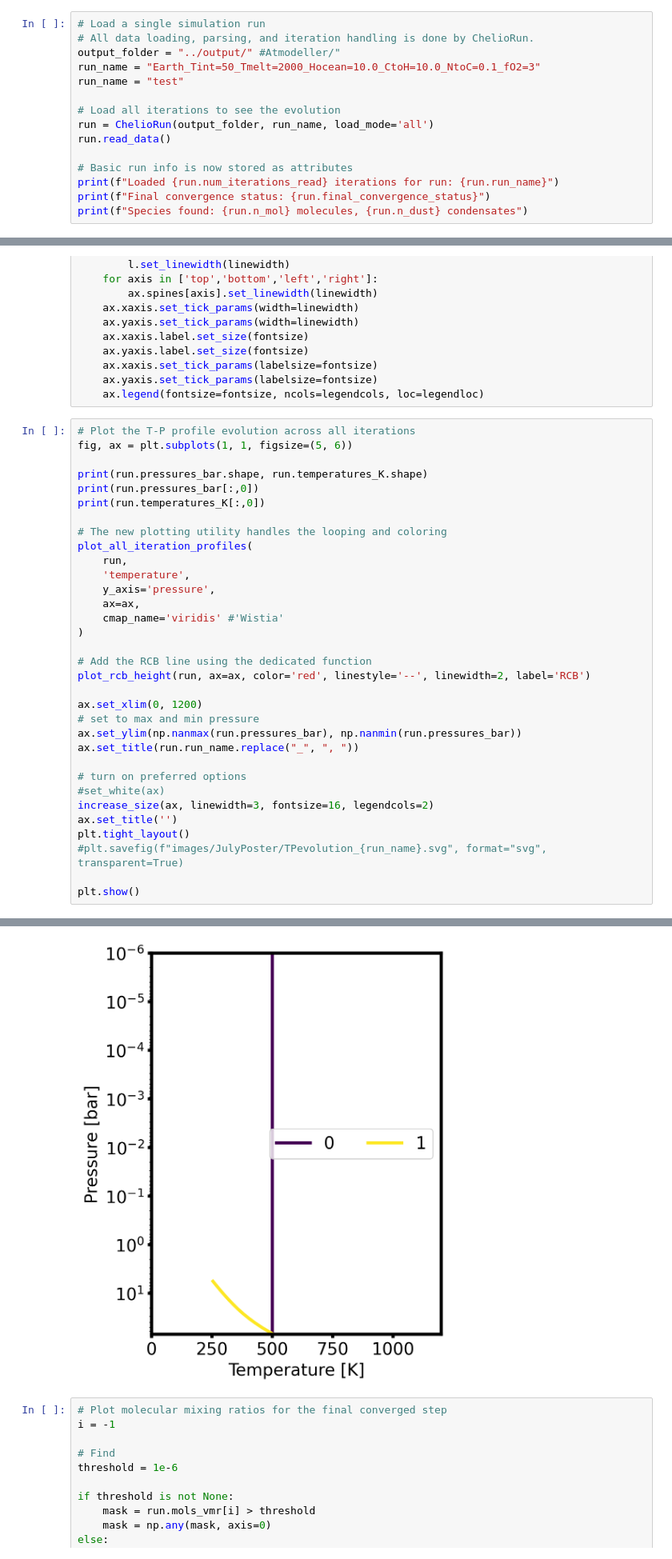
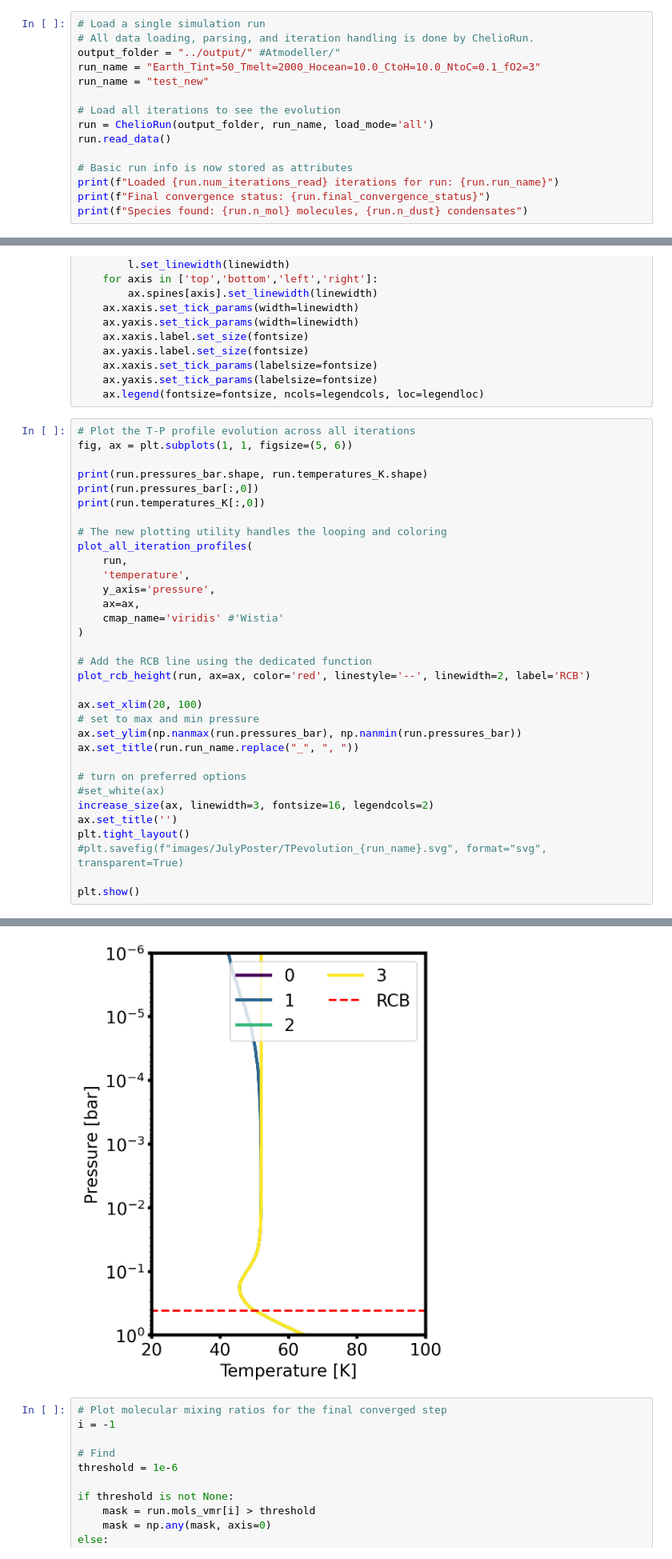
Before and after one commit to DavidDahlbudding/chelio, a Jupyter notebook: analyze/1_IndividualRun.ipynb, the cells around one changed output, grey strips where cells are left out. Shown at 80% size. Cells and saved outputs as stored; diff of their text form.

```diff
--- a/analyze/1_IndividualRun.ipynb
+++ b/analyze/1_IndividualRun.ipynb
@@ -12,7 +12,7 @@ from analyze_modules import ChelioRun, plot_all_iteration_profiles, plot_profile
 # All data loading, parsing, and iteration handling is done by ChelioRun.
 output_folder = "../output/" #Atmodeller/"
 run_name = "Earth_Tint=50_Tmelt=2000_Hocean=10.0_CtoH=10.0_NtoC=0.1_fO2=3"
-run_name = "test"
+run_name = "test_new"
 
 # Load all iterations to see the evolution
 run = ChelioRun(output_folder, run_name, load_mode='all')
@@ -69,7 +69,7 @@ plot_all_iteration_profiles(
 # Add the RCB line using the dedicated function
 plot_rcb_height(run, ax=ax, color='red', linestyle='--', linewidth=2, label='RCB')
 
-ax.set_xlim(0, 1200)
+ax.set_xlim(20, 100)
 # set to max and min pressure
 ax.set_ylim(np.nanmax(run.pressures_bar), np.nanmin(run.pressures_bar))
 ax.set_title(run.run_name.replace("_", ", "))
@@ -90,4 +89,4 @@ RCB not found in the given data.
-[figure, old version]
+[figure, new version]
 # %%
 # Plot molecular mixing ratios for the final converged step
 i = -1
```
Also changed, not shown: parts of 2 cells of this notebook, 11 other files.
